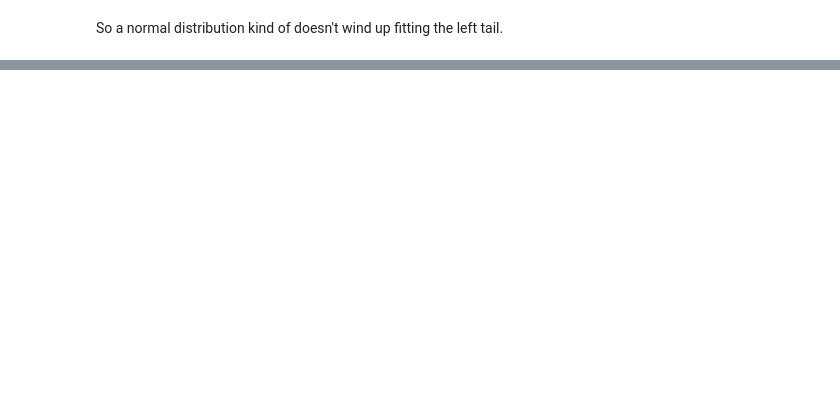
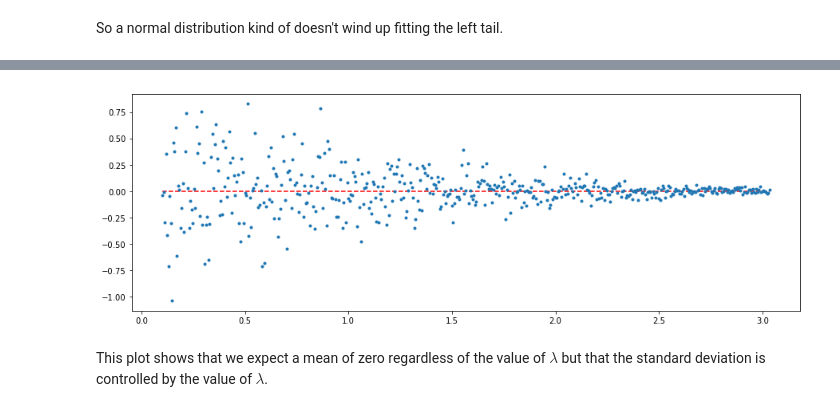
Before and after one commit to asberk/empirical-lasso-mse, a Jupyter notebook: python/Order statistics round 2.ipynb, the cells around one changed output, grey strips where cells are left out. Drawn from its saved outputs; the diff is of its cells as text; code cells hidden in the pictures; blank space fills up the shorter version.

```diff
--- a/python/Order statistics round 2.ipynb
+++ b/python/Order statistics round 2.ipynb
@@ -342,0 +385,5 @@ So a normal distribution kind of doesn't wind up fitting the left tail.
+# %%
+for j, lam in enumerate(lamVec):
+    if (j % 50) == 0:
+        print('Progress: {} %'.format(np.round(j*100/lamVec.size)), end='\r')
+    ssipRatio_Means[j] = SupportSizeInnerProductDistribution(lam, 1000, k=10000, report='mean')
@@ -342,0 +401,8 @@ So a normal distribution kind of doesn't wind up fitting the left tail.
+# %%
+plt.figure(figsize=(15,5))
+plt.plot(lamVec, ssipRatio_Means, '.')
+plt.hlines(0, lamVec.min(), lamVec.max(), colors='r', linestyles='dashed');
+# %% [output]
+[figure, added]
+# %% [markdown]
+This plot shows that we expect a mean of zero regardless of the value of $\lambda$ but that the standard deviation is controlled by the value of $\lambda$.
```
Also changed, not shown: parts of 23 cells of this notebook.
